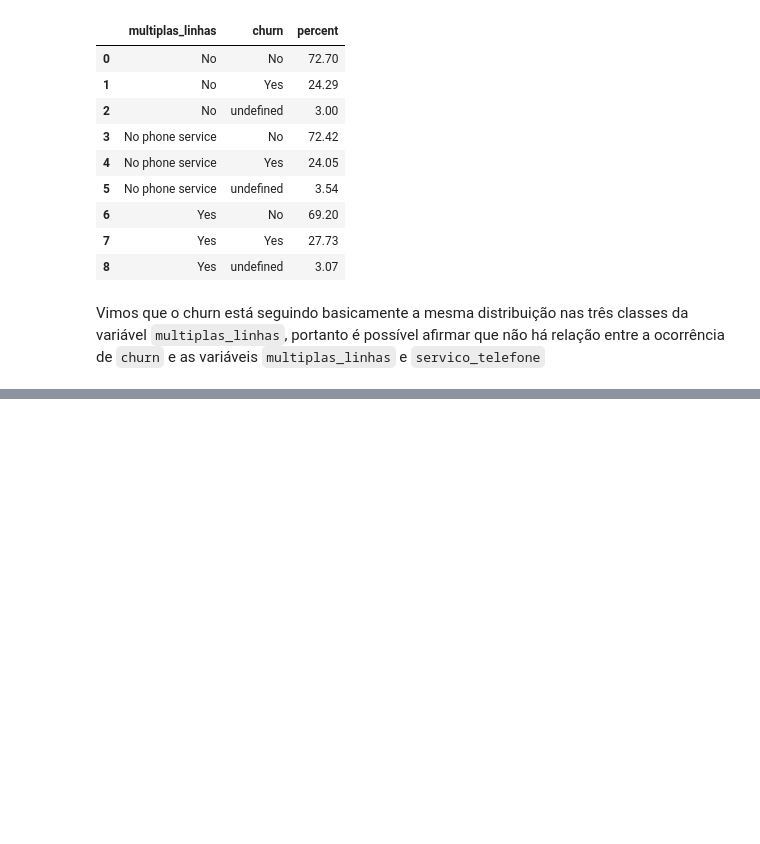
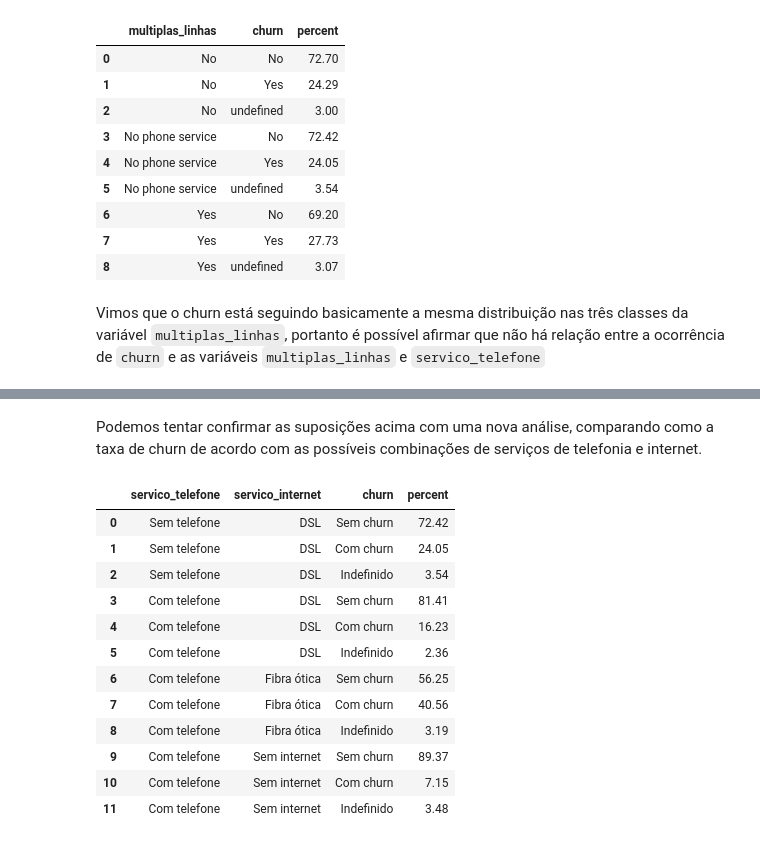
Before and after one commit to jackson-simionato/challenge_alura_DS01, a Jupyter notebook: week_2_challenge_alura_DS_2022_05.ipynb, the cells around one changed output, grey strips where cells are left out. Saved outputs shown, nothing was run; the diff lists cells and outputs as text; code cells hidden in the pictures; blank space fills up the shorter version.

```diff
--- a/week_2_challenge_alura_DS_2022_05.ipynb
+++ b/week_2_challenge_alura_DS_2022_05.ipynb
@@ -310,0 +345,44 @@ Vimos que o churn está seguindo basicamente a mesma distribuição nas três cl
+# %% [markdown]
+Podemos tentar confirmar as suposições acima com uma nova análise, comparando como a taxa de churn de acordo com as possíveis combinações de serviços de telefonia e internet.
+# %%
+cross_internet_telefonia = pd.crosstab(dados.churn, [dados.servico_telefone,dados.servico_internet], normalize='columns').unstack().reset_index().rename(columns={0:'percent'})
+cross_internet_telefonia['percent'] = round(cross_internet_telefonia['percent']*100,2)
+cross_internet_telefonia.servico_telefone.replace({'No':'Sem telefone', 'Yes':'Com telefone'}, inplace=True)
+cross_internet_telefonia.servico_internet.replace({'No':'Sem internet', 'Fiber optic':'Fibra ótica'}, inplace=True)
+cross_internet_telefonia.churn.replace({'No':'Sem churn', 'Yes':'Com churn','undefined':'Indefinido'}, inplace=True)
+
+display(cross_internet_telefonia)
+
+fig = make_subplots(rows=1, cols=3, subplot_titles=['Distribuição de churn e serviço de telefonia em clientes sem serviço de internet',
+'Distribuição de churn e serviço de telefonia em clientes com internet DSL','Distribuição de churn e serviço de telefonia em clientes com internet fibra ótica'])
+
+df_fig1 = cross_internet_telefonia.query('servico_internet=="Sem internet"')
+df_fig2 = cross_internet_telefonia.query('servico_internet=="DSL"')
+df_fig3 = cross_internet_telefonia.query('servico_internet=="Fibra ótica"')
+
+fig1 = px.bar(x=df_fig1['servico_telefone'],y=df_fig1['percent'],text_auto=True, color=df_fig1['churn'], color_discrete_sequence=['green','red','grey'])
+fig2 = px.bar(x=df_fig2['servico_telefone'],y=df_fig2['percent'],text_auto=True, color=df_fig2['churn'], color_discrete_sequence=['green','red','grey'])
+fig3 = px.bar(x=df_fig3['servico_telefone'],y=df_fig3['percent'],text_auto=True, color=df_fig3['churn'], color_discrete_sequence=['green','red','grey'])
+
+
+for i in range(len(fig1.data)):
+    fig.append_trace(fig1['data'][i], row=1, col=1)
+    fig.append_trace(fig2['data'][i], row=1, col=2)
+    fig.append_trace(fig3['data'][i], row=1, col=3)
+
+
+fig.show()
+# %% [output]
+|  | servico_telefone | servico_internet | churn | percent |
+| 0 | Sem telefone | DSL | Sem churn | 72.42 |
+| 1 | Sem telefone | DSL | Com churn | 24.05 |
+| 2 | Sem telefone | DSL | Indefinido | 3.54 |
+| 3 | Com telefone | DSL | Sem churn | 81.41 |
+| 4 | Com telefone | DSL | Com churn | 16.23 |
+| 5 | Com telefone | DSL | Indefinido | 2.36 |
+| 6 | Com telefone | Fibra ótica | Sem churn | 56.25 |
+| 7 | Com telefone | Fibra ótica | Com churn | 40.56 |
+| 8 | Com telefone | Fibra ótica | Indefinido | 3.19 |
+| 9 | Com telefone | Sem internet | Sem churn | 89.37 |
+| 10 | Com telefone | Sem internet | Com churn | 7.15 |
+| 11 | Com telefone | Sem internet | Indefinido | 3.48 |
```
Also changed, not shown: parts of 8 cells of this notebook.
